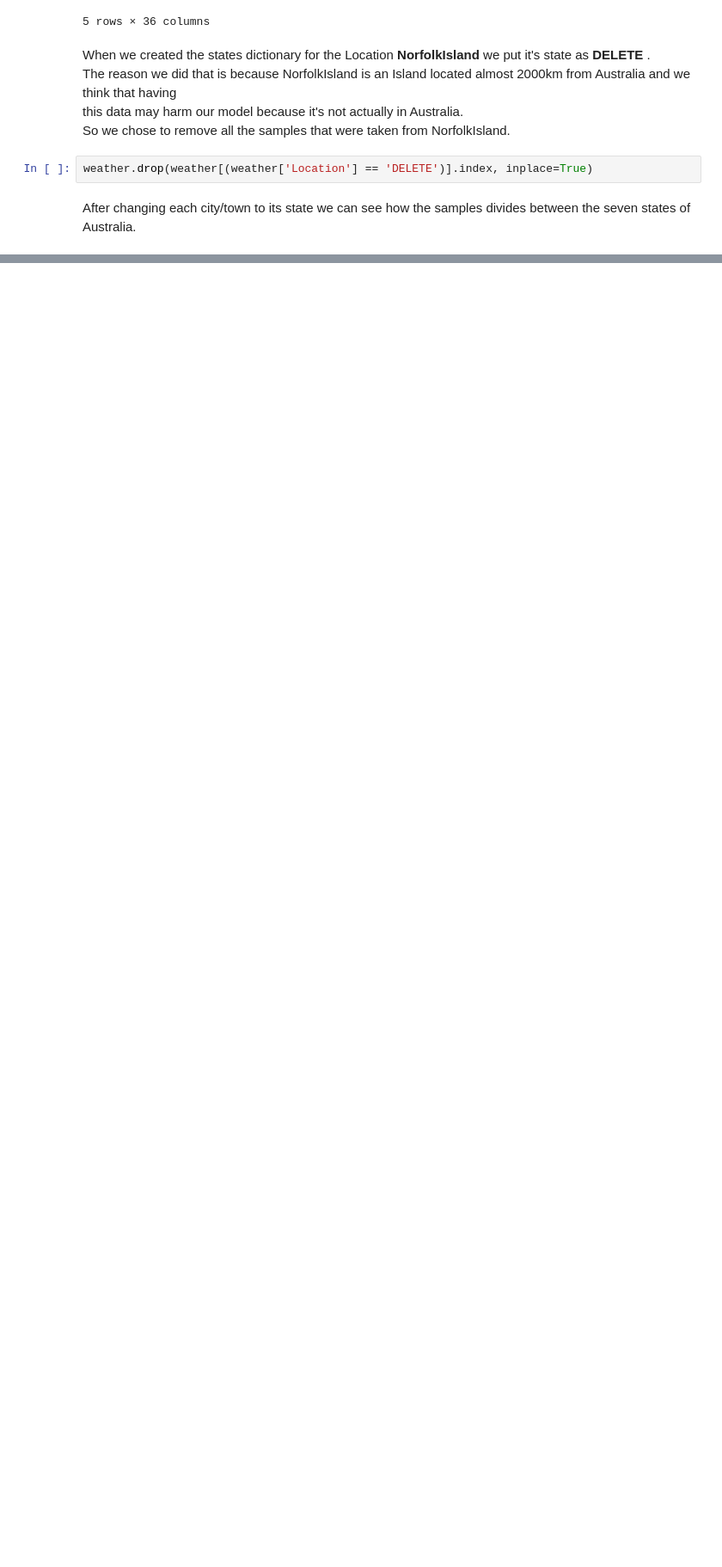
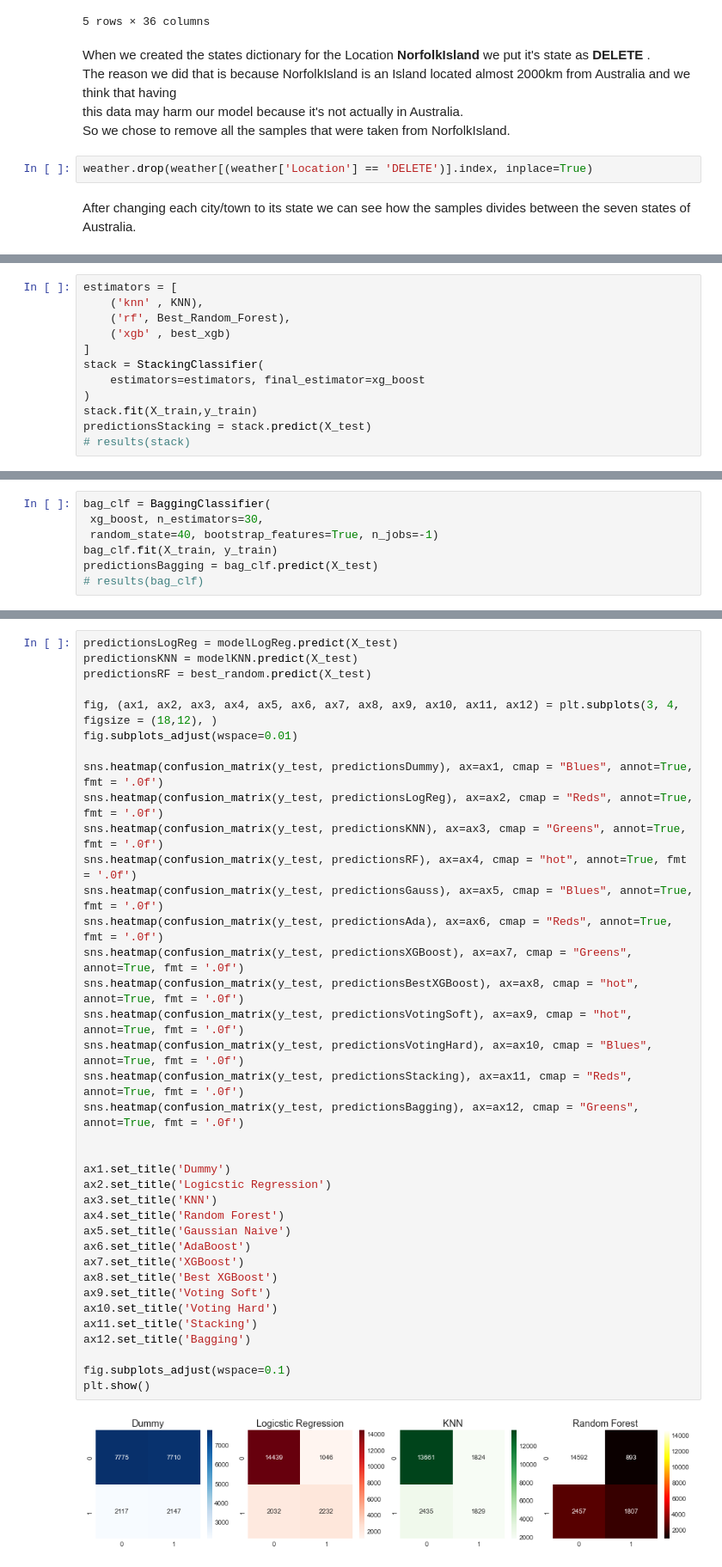
Before and after one commit to sandler2806/Data-Visualization, a Jupyter notebook: last.ipynb, the cells around one changed output, grey strips where cells are left out. Shown at 86% size. Drawn from its saved outputs; the diff is of its cells as text; blank space fills up the shorter version.

```diff
--- a/last.ipynb
+++ b/last.ipynb
@@ -1147,0 +1212,12 @@ plt.show()
+# %%
+estimators = [
+    ('knn' , KNN),
+    ('rf', Best_Random_Forest),
+    ('xgb' , best_xgb)
+]
+stack = StackingClassifier(
+    estimators=estimators, final_estimator=xg_boost
+)
+stack.fit(X_train,y_train)
+predictionsStacking = stack.predict(X_test)
+# results(stack)
@@ -1147,0 +1233,7 @@ plt.show()
+# %%
+bag_clf = BaggingClassifier(
+ xg_boost, n_estimators=30,
+ random_state=40, bootstrap_features=True, n_jobs=-1)
+bag_clf.fit(X_train, y_train)
+predictionsBagging = bag_clf.predict(X_test)
+# results(bag_clf)
@@ -1147,0 +1253,39 @@ plt.show()
+# %%
+predictionsLogReg = modelLogReg.predict(X_test)
+predictionsKNN = modelKNN.predict(X_test)
+predictionsRF = best_random.predict(X_test)
+
+fig, (ax1, ax2, ax3, ax4, ax5, ax6, ax7, ax8, ax9, ax10, ax11, ax12) = plt.subplots(3, 4, figsize = (18,12), )
+fig.subplots_adjust(wspace=0.01)
+
+sns.heatmap(confusion_matrix(y_test, predictionsDummy), ax=ax1, cmap = "Blues", annot=True, fmt = '.0f')
+sns.heatmap(confusion_matrix(y_test, predictionsLogReg), ax=ax2, cmap = "Reds", annot=True, fmt = '.0f')
+sns.heatmap(confusion_matrix(y_test, predictionsKNN), ax=ax3, cmap = "Greens", annot=True, fmt = '.0f')
+sns.heatmap(confusion_matrix(y_test, predictionsRF), ax=ax4, cmap = "hot", annot=True, fmt = '.0f')
+sns.heatmap(confusion_matrix(y_test, predictionsGauss), ax=ax5, cmap = "Blues", annot=True, fmt = '.0f')
+sns.heatmap(confusion_matrix(y_test, predictionsAda), ax=ax6, cmap = "Reds", annot=True, fmt = '.0f')
+sns.heatmap(confusion_matrix(y_test, predictionsXGBoost), ax=ax7, cmap = "Greens", annot=True, fmt = '.0f')
+sns.heatmap(confusion_matrix(y_test, predictionsBestXGBoost), ax=ax8, cmap = "hot", annot=True, fmt = '.0f')
+sns.heatmap(confusion_matrix(y_test, predictionsVotingSoft), ax=ax9, cmap = "hot", annot=True, fmt = '.0f')
+sns.heatmap(confusion_matrix(y_test, predictionsVotingHard), ax=ax10, cmap = "Blues", annot=True, fmt = '.0f')
+sns.heatmap(confusion_matrix(y_test, predictionsStacking), ax=ax11, cmap = "Reds", annot=True, fmt = '.0f')
+sns.heatmap(confusion_matrix(y_test, predictionsBagging), ax=ax12, cmap = "Greens", annot=True, fmt = '.0f')
+
+
+ax1.set_title('Dummy')
+ax2.set_title('Logicstic Regression')
+ax3.set_title('KNN')
+ax4.set_title('Random Forest')
+ax5.set_title('Gaussian Naive')
+ax6.set_title('AdaBoost')
+ax7.set_title('XGBoost')
+ax8.set_title('Best XGBoost')
+ax9.set_title('Voting Soft')
+ax10.set_title('Voting Hard')
+ax11.set_title('Stacking')
+ax12.set_title('Bagging')
+
+fig.subplots_adjust(wspace=0.1)
+plt.show()
+# %% [output]
+[figure, added]
```
Also changed, not shown: parts of 59 cells of this notebook.
